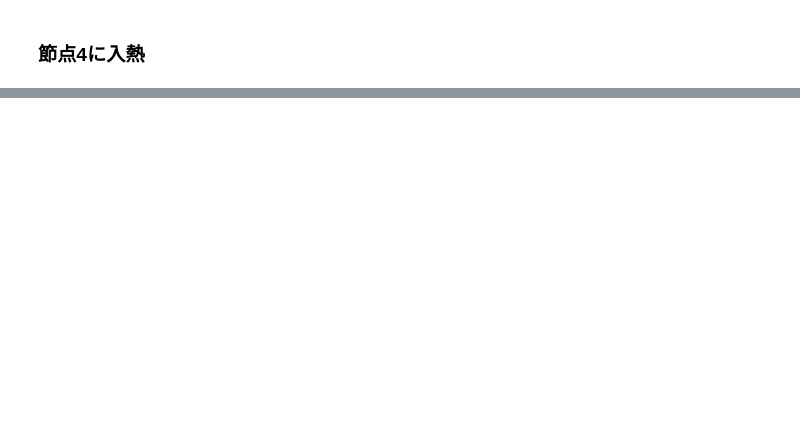
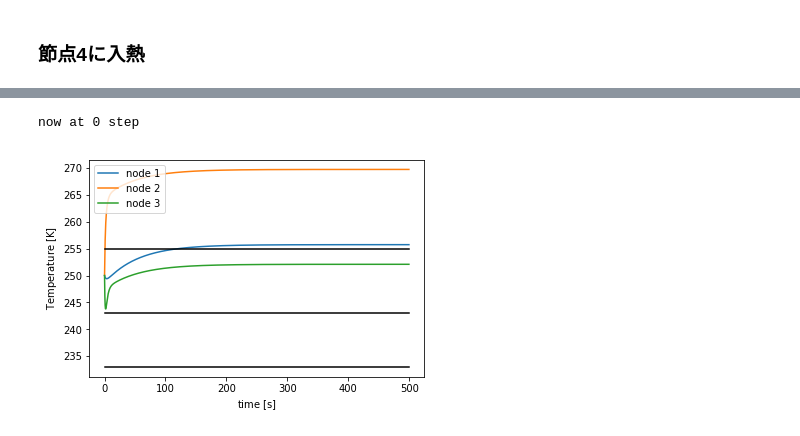
Before and after one commit to kminoda/seed_bank_in_space, a Jupyter notebook: src/thermal/thermal_simu_5nodes.ipynb, the cells around one changed output, grey strips where cells are left out. Drawn from its saved outputs; the diff is of its cells as text; code cells hidden in the pictures; blank space fills up the shorter version.

```diff
--- a/src/thermal/thermal_simu_5nodes.ipynb
+++ b/src/thermal/thermal_simu_5nodes.ipynb
@@ -351,0 +420,11 @@ now at 0 step
+# %%
+eq = Thermal_eq(n_nodes=n_nodes-2,n_steps=n_steps,dt=dt)
+eq.set_params(param_m=m_i_phase3,param_C=C_ij_phase3,param_c=c_i_phase3,param_R=R_ij_phase3)
+eq.set_Q_in(2,get_Q2_2(n_steps,A_phase3,alpha_o,eps_o))
+T_init = [250.,250.,250.,3.]
+eq.set_Q_in(2,get_Q_components(n_steps,300))
+eq.solve_eq(T_init)
+eq.plot_T(save=True)
+# %% [output]
+now at 0 step
+[figure, added]
```
Also changed, not shown: parts of 14 cells of this notebook.
